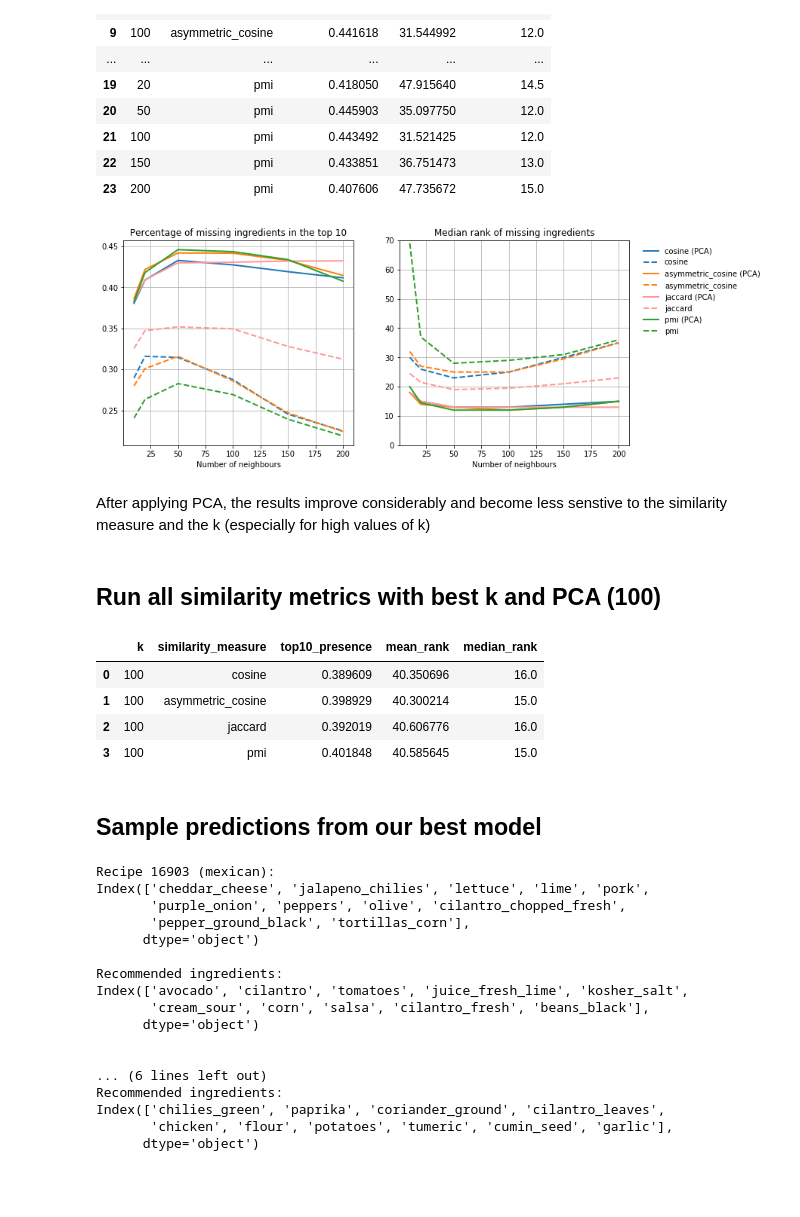
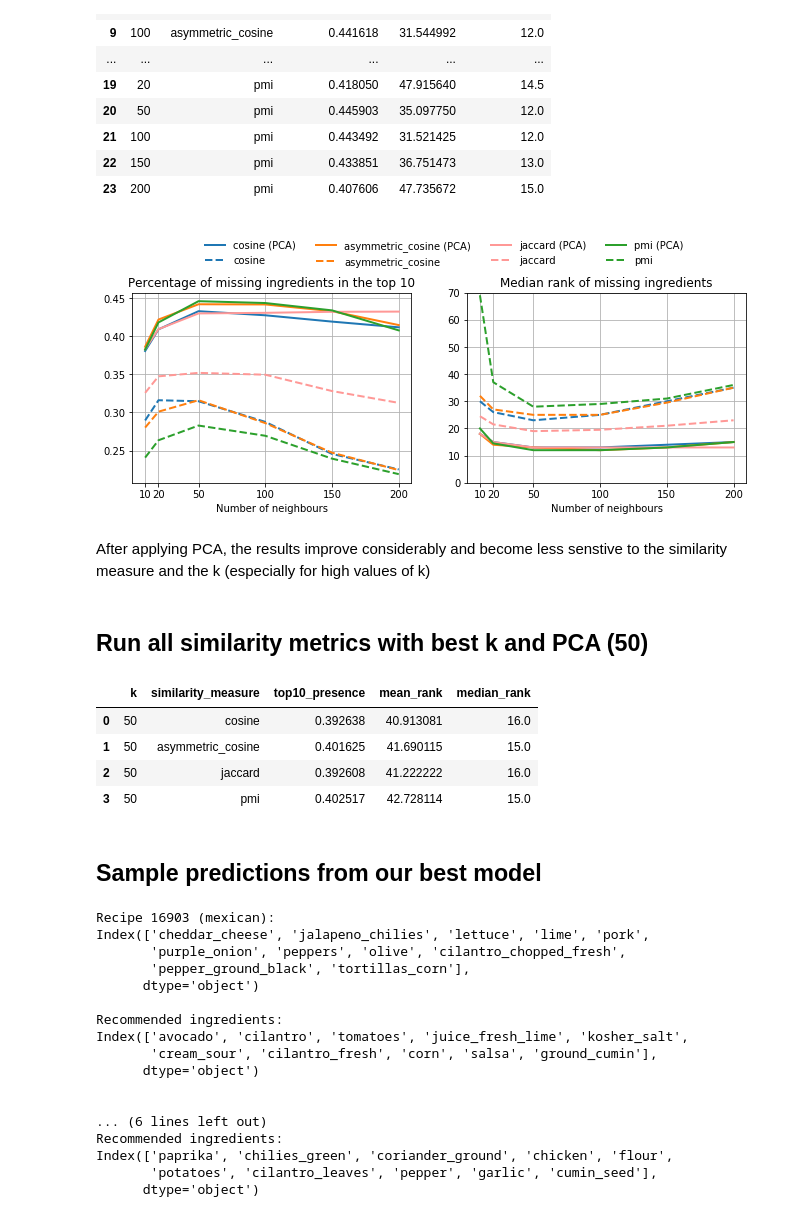
Before and after one commit to Slowika/Bag-of-Recipes, a Jupyter notebook: recommendations.ipynb, the cells around one changed output. Drawn from its saved outputs; the diff is of its cells as text; code cells hidden in the pictures; blank space fills up the shorter version.

```diff
--- a/recommendations.ipynb
+++ b/recommendations.ipynb
@@ -64,7 +65,7 @@ X_train, X_test = train_test_split(X, test_size = 0.9, random_state = 1)
 ### Tune alpha parameter cosine similarity
 # %%
 # Initialise dataframe of results
-results_alpha_PCA = pd.DataFrame(columns = ["k", "similarity_measure", "top10_presence", "mean_rank",
+results_alpha_PCA = pd.DataFrame(columns = ["k", "similarity_measure", "recall10", "mean_rank",
                                             "median_rank"])
 
 alpha_grid        = np.linspace(0.05,0.35,7)
@@ -98,7 +99,8 @@ results_alpha_PCA
 # %% [markdown]
 ### Without PCA
 # %%
-results = pd.DataFrame(columns = ["k", "similarity_measure", "top10_presence", "mean_rank", "median_rank"])
+start_time = time.time()
+results = pd.DataFrame(columns = ["k", "similarity_measure", "recall10", "mean_rank", "median_rank"])
 
 k_grid              = [10, 20, 50, 100, 150, 200]
 similarity_measures = ["cosine", "asymmetric_cosine", "jaccard", "pmi"]
@@ -113,3 +115,6 @@ for sim in similarity_measures:
     for k, recs in recommendations.items():
         results = results.append(calculate_metrics(missing_ingredients, recs, k, sim),
                                  ignore_index = True)
+
+print("--- %s minutes ---" % (round( (time.time() - start_time)/60, 3)))
+results.to_csv('results/parameter_settings_train.csv', sep = '\t')
@@ -139,7 +144,13 @@ results
 # %% [markdown]
 ### Same settings, with PCA
 # %%
-results_PCA = pd.DataFrame(columns = ["k", "similarity_measure", "top10_presence", "mean_rank", "median_rank"])
+start_time = time.time()
+results_PCA = pd.DataFrame(columns = ["k", "similarity_measure", "recall10", "mean_rank", "median_rank"])
+
+k_grid              = [10, 20, 50, 100, 150, 200]
+similarity_measures = ["cosine", "asymmetric_cosine", "jaccard", "pmi"]
+n_recommendations   = len(X.columns)
+user_item_matrix  = X_train
 
 for sim in similarity_measures:
 
@@ -149,3 +160,6 @@ for sim in similarity_measures:
     for k, recs in recommendations.items():
         results_PCA = results_PCA.append(calculate_metrics(missing_ingredients, recs, k, sim),
                             ignore_index = True)
+
+print("--- %s minutes ---" % (round( (time.time() - start_time)/60, 3)))
+results_PCA.to_csv('results/parameter_settings_train_PCA.csv', sep = '\t')
@@ -173,44 +187,46 @@ results_PCA
 | 22 | 150 | pmi | 0.433851 | 36.751473 | 13.0 |
 | 23 | 200 | pmi | 0.407606 | 47.735672 | 15.0 |
 # %%
-top10_pca       = results_PCA['top10_presence']
-top10           = results    ['top10_presence']
+top10_pca       = results_PCA['recall10_presence']
+top10           = results    ['recall10_presence']
 median_pca      = results_PCA['median_rank']
 median          = results    ['median_rank']
 
 color_sequence = ['#1f77b4', '#ff7f0e', '#ff9896', '#2ca02c']
 
-fig, ax = plt.subplots(1, 2, sharex=True, figsize=(12, 5))
+fig, ax = plt.subplots(1, 2, sharex=True, figsize=(11, 3.5))
 
 for sim, color in zip(similarity_measures, color_sequence):
     ax[0].plot(k_grid, top10_pca.loc[results_PCA['similarity_measure'] == sim], color,
              linewidth = 2, label = sim + ' (PCA)')
     ax[0].plot(k_grid, top10.loc[results['similarity_measure'] == sim], color, linewidth = 2,
              linestyle = "--", label = sim)
     ax[1].plot(k_grid, median_pca.loc[results_PCA['similarity_measure'] == sim], color,
                linewidth = 2, label = sim + ' (PCA)')
     ax[1].plot(k_grid, median.loc[results['similarity_measure'] == sim], color, linewidth = 2,
              linestyle = "--", label = sim)
 
 ax[1].set_ylim((0,70))
 
 for i in [0,1]:
     ax[i].grid();
     ax[i].set_xlabel('Number of neighbours')
 
 
 ax[0].set_title("Percentage of missing ingredients in the top 10")
 ax[1].set_title("Median rank of missing ingredients")
 
-ax[1].legend(bbox_to_anchor = (1.6, 1.0), frameon=False)
+ax[1].set_xticks(k_grid)
+
+handles, labels = ax[1].get_legend_handles_labels()
+fig.legend(handles, labels, loc='upper center', frameon=False, ncol=4, bbox_to_anchor = (0.44,1.15))
+
 plt.show()
-
-# Add title and legend
-fig.savefig('plots/k_tuning.pdf')
+fig.savefig('plots/k_tuning.pdf', bbox_inches="tight")
 # %% [output]
-[figure, old version]
+[figure, new version]
 # %% [markdown]
 After applying PCA, the results improve considerably and become less senstive to the similarity measure and the k (especially for high values of k)
 # %% [markdown]
-## Run all similarity metrics with best k and PCA (100)
+## Run all similarity metrics with best k and PCA (50)
 # %%
@@ -234,12 +250,12 @@ results_model_sel.to_csv('results/model_selection_PCA_k_100.csv', sep = '\t')
 # %%
-results_model_sel = pd.read_csv('results/model_selection_PCA_k_100.csv', sep = '\t', index_col = 0)
+results_model_sel = pd.read_csv('results/model_selection_PCA_k_50.csv', sep = '\t', index_col = 0)
 results_model_sel
 # %% [output]
 |  | k | similarity_measure | top10_presence | mean_rank | median_rank |
-| 0 | 100 | cosine | 0.389609 | 40.350696 | 16.0 |
-| 1 | 100 | asymmetric_cosine | 0.398929 | 40.300214 | 15.0 |
-| 2 | 100 | jaccard | 0.392019 | 40.606776 | 16.0 |
-| 3 | 100 | pmi | 0.401848 | 40.585645 | 15.0 |
+| 0 | 50 | cosine | 0.392638 | 40.913081 | 16.0 |
+| 1 | 50 | asymmetric_cosine | 0.401625 | 41.690115 | 15.0 |
+| 2 | 50 | jaccard | 0.392608 | 41.222222 | 16.0 |
+| 3 | 50 | pmi | 0.402517 | 42.728114 | 15.0 |
 # %% [markdown]
 ## Sample predictions from our best model
 # %%
@@ -252,16 +268,16 @@ recommendations = recommend_ingredients(X.head(11), X_pca, similarity_measure =
 # %%
 recipe1 = 7
-recipe2 = 3#10
+recipe2 = 3
 
 print('Recipe {} ({}): \n{}\n'.format(X.index[recipe1],
                                       cuisines.iloc[recipe1, 0],
                                       X.columns[np.where(X.iloc[recipe1,] != 0)]))
-print('Recommended ingredients: \n{}\n\n'.format(recommendations[100][recipe1,]))
+print('Recommended ingredients: \n{}\n\n'.format(recommendations[50][recipe1,]))
 
 print('Recipe {} ({}): \n{}\n'.format(X.index[recipe2],
                                       cuisines.iloc[recipe2, 0],
                                       X.columns[np.where(X.iloc[recipe2,] != 0)]))
-print('Recommended ingredients: \n{}\n\n'.format(recommendations[100][recipe2,]))
+print('Recommended ingredients: \n{}\n\n'.format(recommendations[50][recipe2,]))
 # %% [output]
 Recipe 16903 (mexican):
 Index(['cheddar_cheese', 'jalapeno_chilies', 'lettuce', 'lime', 'pork',
@@ -271,12 +287,12 @@ Index(['cheddar_cheese', 'jalapeno_chilies', 'lettuce', 'lime', 'pork',
 
 Recommended ingredients:
 Index(['avocado', 'cilantro', 'tomatoes', 'juice_fresh_lime', 'kosher_salt',
-       'cream_sour', 'corn', 'salsa', 'cilantro_fresh', 'beans_black'],
+       'cream_sour', 'cilantro_fresh', 'corn', 'salsa', 'ground_cumin'],
       dtype='object')
 
 
 ... (6 lines left out)
 Recommended ingredients:
-Index(['chilies_green', 'paprika', 'coriander_ground', 'cilantro_leaves',
-       'chicken', 'flour', 'potatoes', 'tumeric', 'cumin_seed', 'garlic'],
+Index(['paprika', 'chilies_green', 'coriander_ground', 'chicken', 'flour',
+       'potatoes', 'cilantro_leaves', 'pepper', 'garlic', 'cumin_seed'],
       dtype='object')
```
Also changed, not shown: parts of 8 cells of this notebook.
